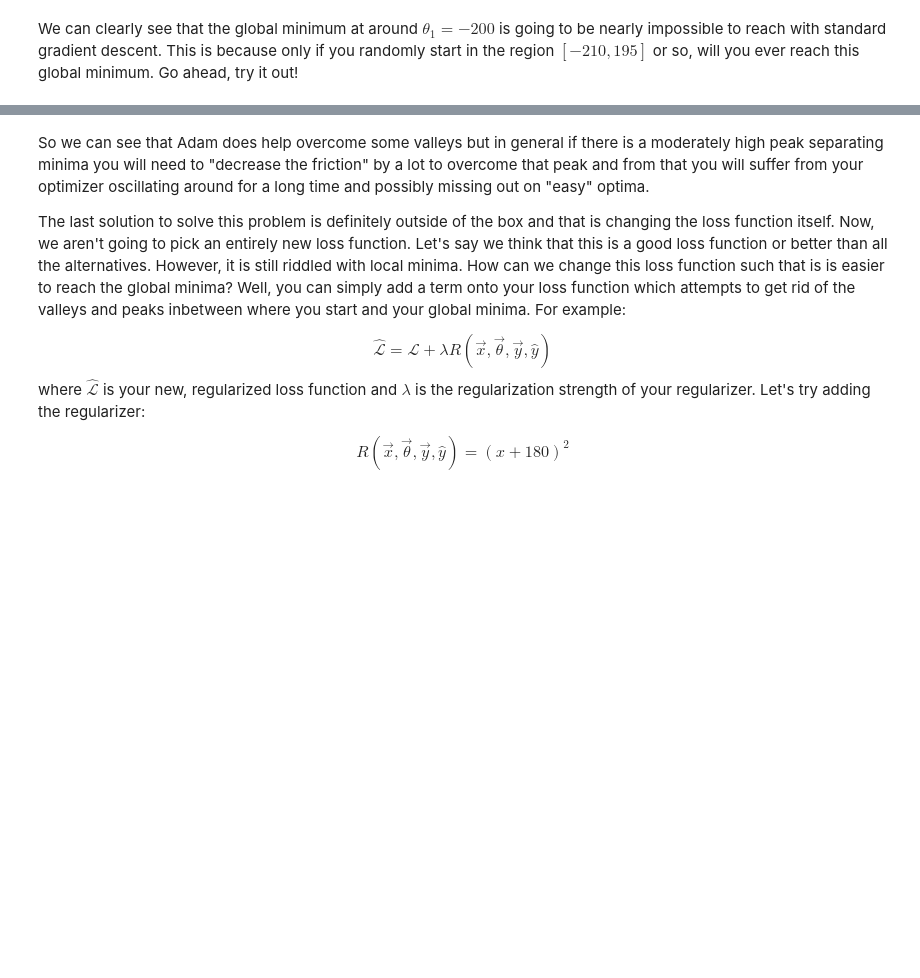
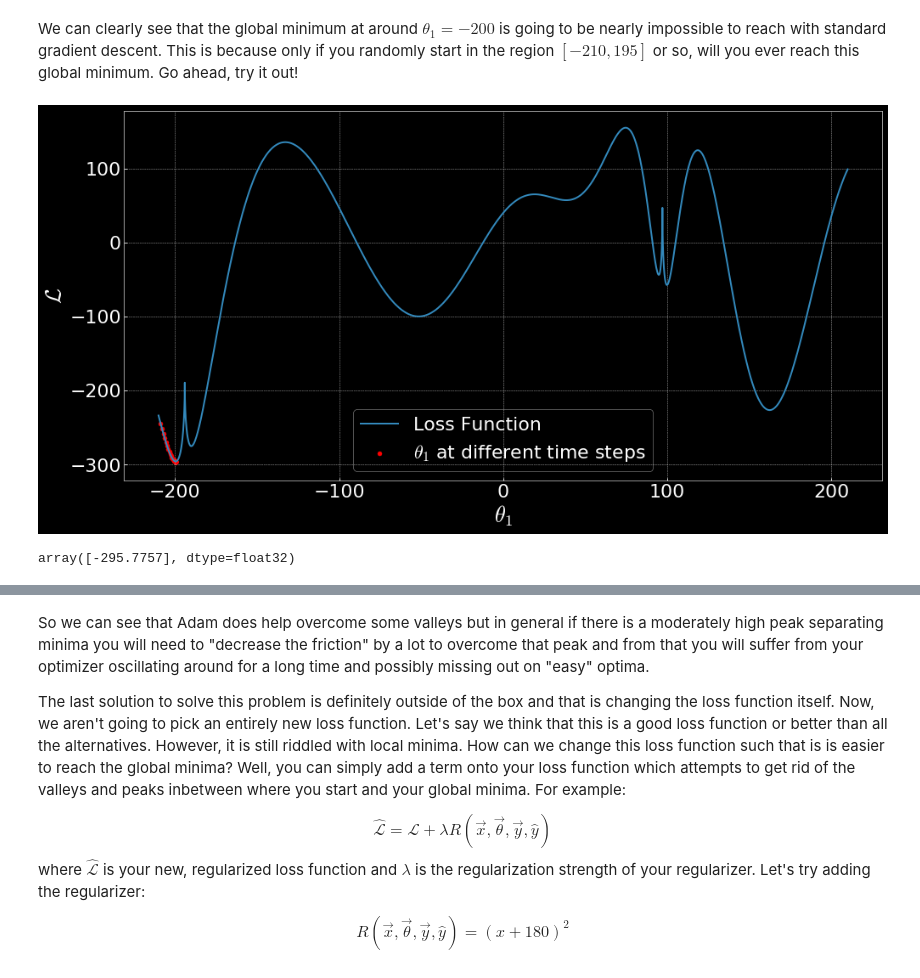
Before and after one commit to AWildridge/cms-machinelearning-notebooks, a Jupyter notebook: Lab 3 - Gradient-Based Learning Methods & Cost Functions.ipynb, the cells around one changed output, grey strips where cells are left out. Cells and saved outputs as stored; diff of their text form; code cells hidden in the pictures; blank space fills up the shorter version.

```diff
--- a/Lab 3 - Gradient-Based Learning Methods & Cost Functions.ipynb
+++ b/Lab 3 - Gradient-Based Learning Methods & Cost Functions.ipynb
@@ -169,0 +124,8 @@ def derivative_descent(x=1.5, T=10, alpha=0.01, plotting=True):
+# %%
+theta_i = 420 * (torch.rand(1) - 0.5) # sample x randomly between -210 to 210
+theta_i.requires_grad = True
+# %%
+derivative_descent(theta_i, T=1000, alpha=0.1, plot_loss_surface=True, loss=loss)
+# %% [output]
+[figure, added]
+array([-295.7757], dtype=float32)
```
Also changed, not shown: parts of 23 cells of this notebook.
